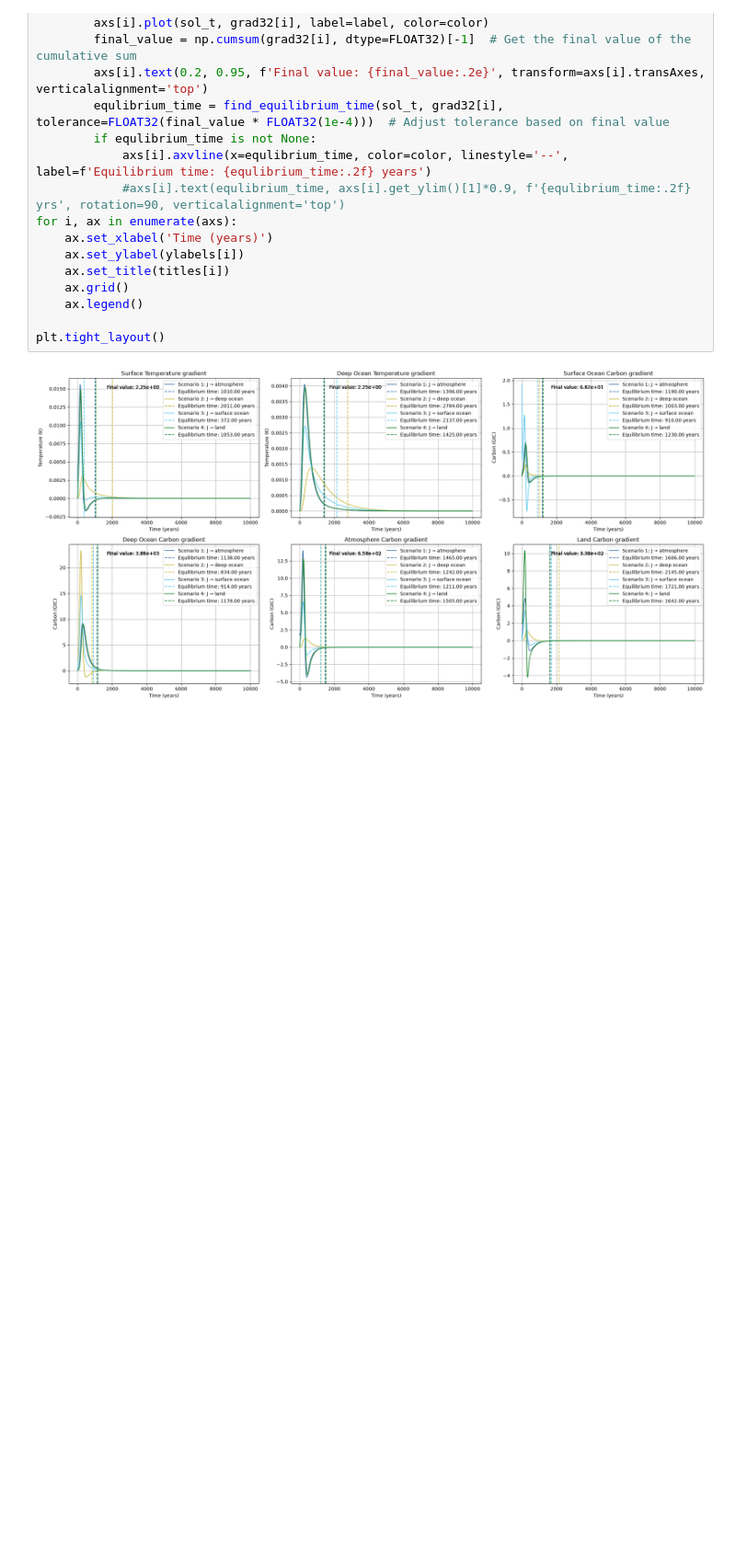
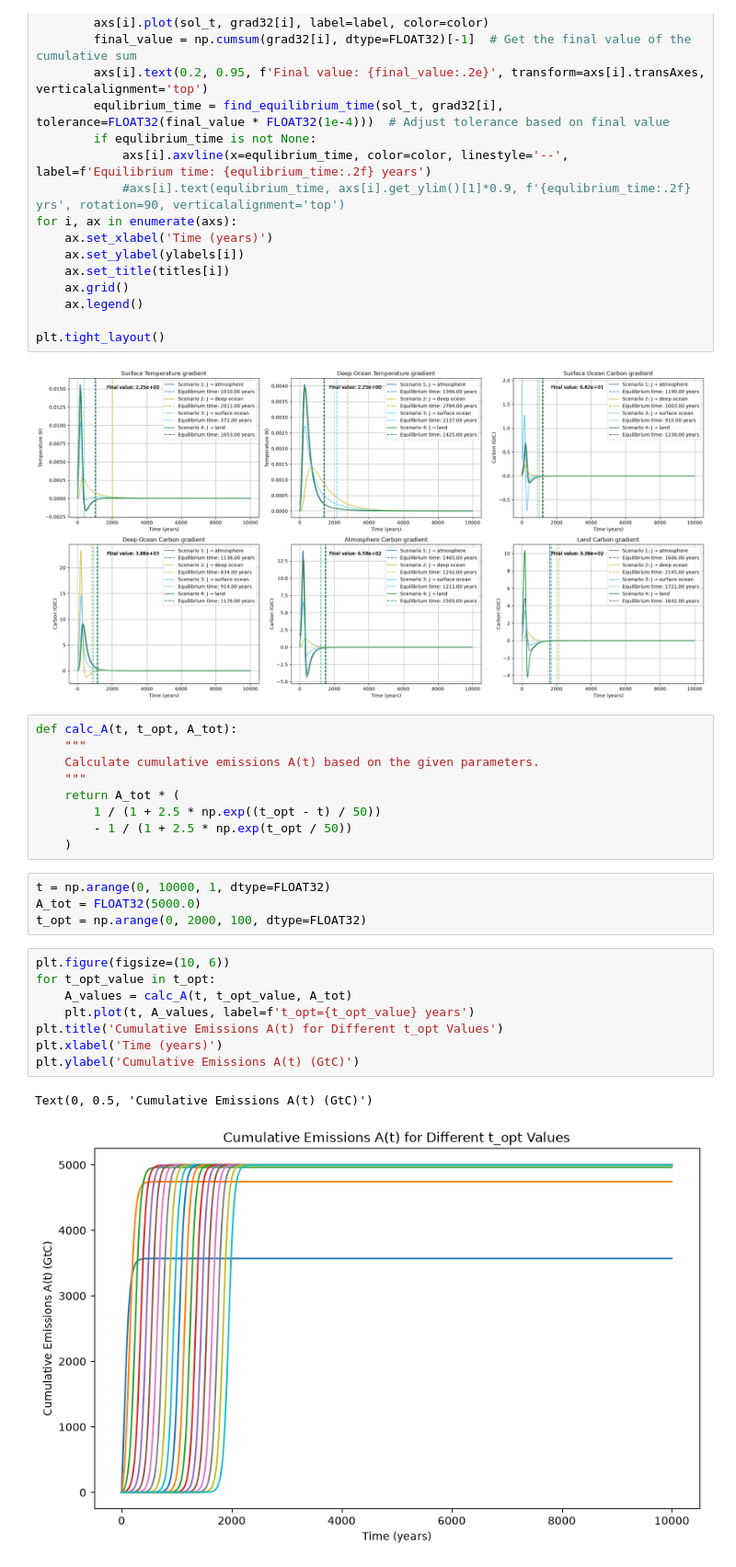
Before and after one commit to tillmrtz/intro-esm, a Jupyter notebook: notebooks/forcings_in_diff_reservoirs.ipynb, the cells around one changed output. Shown at 92% size. Saved outputs shown, nothing was run; the diff lists cells and outputs as text; blank space fills up the shorter version.

```diff
--- a/notebooks/forcings_in_diff_reservoirs.ipynb
+++ b/notebooks/forcings_in_diff_reservoirs.ipynb
@@ -299,3 +299,27 @@ for i, ax in enumerate(axs):
 plt.tight_layout()
 # %% [output]
 [figure]
+# %%
+def calc_A(t, t_opt, A_tot):
+    """
+    Calculate cumulative emissions A(t) based on the given parameters.
+    """
+    return A_tot * (
+        1 / (1 + 2.5 * np.exp((t_opt - t) / 50))
+        - 1 / (1 + 2.5 * np.exp(t_opt / 50))
+    )
+# %%
+t = np.arange(0, 10000, 1, dtype=FLOAT32)
+A_tot = FLOAT32(5000.0)
+t_opt = np.arange(0, 2000, 100, dtype=FLOAT32)
+# %%
+plt.figure(figsize=(10, 6))
+for t_opt_value in t_opt:
+    A_values = calc_A(t, t_opt_value, A_tot)
+    plt.plot(t, A_values, label=f't_opt={t_opt_value} years')
+plt.title('Cumulative Emissions A(t) for Different t_opt Values')
+plt.xlabel('Time (years)')
+plt.ylabel('Cumulative Emissions A(t) (GtC)')
+# %% [output]
+Text(0, 0.5, 'Cumulative Emissions A(t) (GtC)')
+[figure, added]
```
Also changed, not shown: parts of 3 cells of this notebook.
